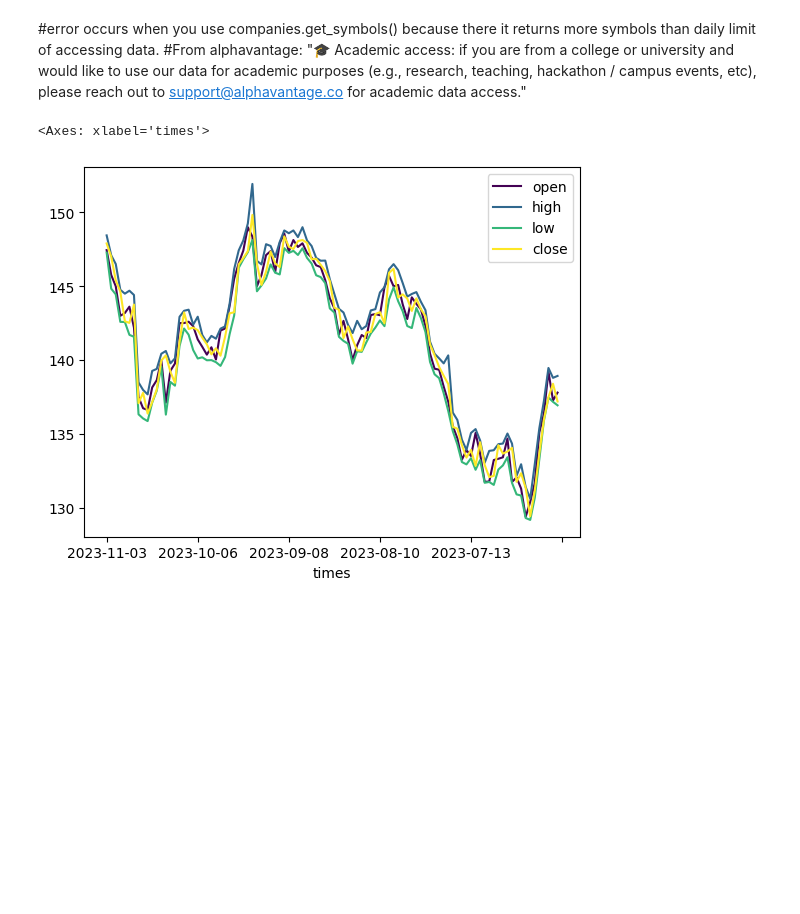
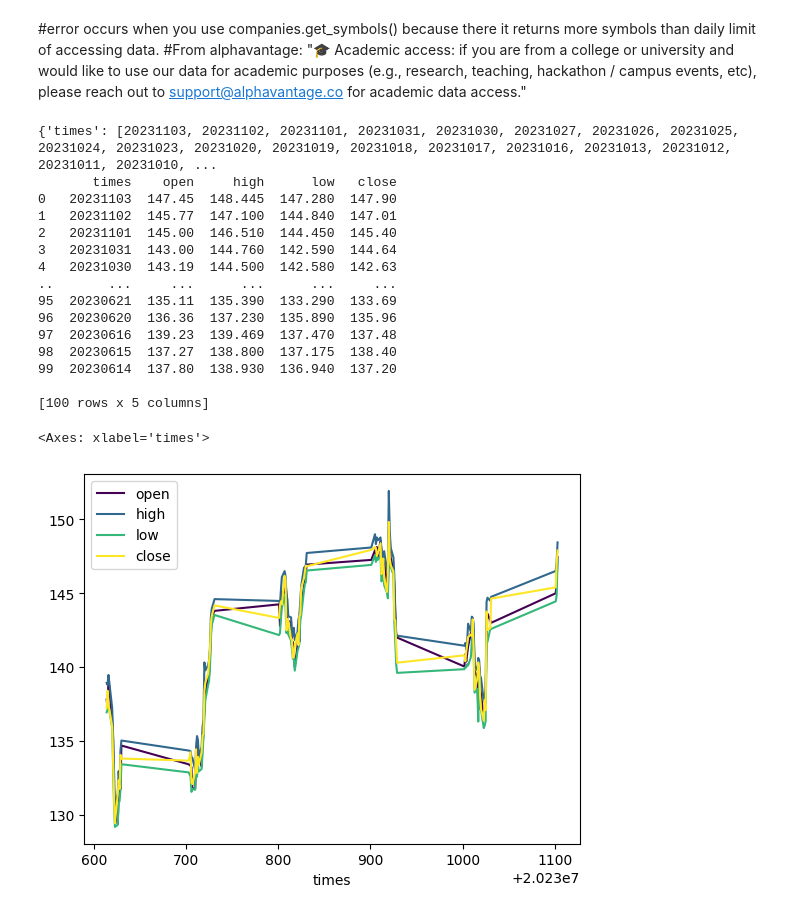
Before and after one commit to ayyao2/daml-stockprice, a Jupyter notebook: load_data.ipynb, the cells around one changed output. Drawn from its saved outputs; the diff is of its cells as text; code cells hidden in the pictures; blank space fills up the shorter version.

```diff
--- a/load_data.ipynb
+++ b/load_data.ipynb
@@ -65,28 +65,50 @@ for company in companies:
     company_data[company] = generate_daily_augmented(generate_daily(company), categories)
 # %%
 from matplotlib import pyplot as plt
+import numpy as np
 dict = company_data["IBM"]
 new_dict = {}
 for d in dict:
     new_dict["times"] = new_dict.get("times", "") + " " + d
     new_dict["open"] = new_dict.get("open", "") + " " + dict[d][0]
     new_dict["high"] = new_dict.get("high", "") + " " + dict[d][1]
     new_dict["low"] = new_dict.get("low", "") + " " + dict[d][2]
     new_dict["close"] = new_dict.get("close", "") + " " + dict[d][3]
     # new_dict["volume"] = new_dict.get("volume", "") + " " + dict[d][4]
 
-new_dict["times"] = new_dict["times"].split()
+new_dict["times"] = [eval(i.replace("-", "")) for i in new_dict["times"].split()]
 new_dict["open"] = [eval(i) for i in new_dict["open"].split()]
 new_dict["high"] = [eval(i) for i in new_dict["high"].split()]
 new_dict["low"] = [eval(i) for i in new_dict["low"].split()]
 new_dict["close"] = [eval(i) for i in new_dict["close"].split()]
 # new_dict["volume"] = [eval(i) for i in new_dict["volume"].split()]
 
 
 df = pd.DataFrame(new_dict)
-df.head()
-df.diff()
+print(new_dict)
+print(df)
+# df.head()
+# df.diff(axis=1)
+# np.log(df)
+# np.sqrt(df)
+# df.shift(1)/df
+
 df.plot(x='times', colormap='viridis')
 # %% [output]
-<Axes: xlabel='times'>
+{'times': [20231103, 20231102, 20231101, 20231031, 20231030, 20231027, 20231026, 20231025, 20231024, 20231023, 20231020, 20231019, 20231018, 20231017, 20231016, 20231013, 20231012, 20231011, 20231010, ...
+       times    open     high      low   close
+0   20231103  147.45  148.445  147.280  147.90
+1   20231102  145.77  147.100  144.840  147.01
+2   20231101  145.00  146.510  144.450  145.40
+3   20231031  143.00  144.760  142.590  144.64
+4   20231030  143.19  144.500  142.580  142.63
+..       ...     ...      ...      ...     ...
+95  20230621  135.11  135.390  133.290  133.69
+96  20230620  136.36  137.230  135.890  135.96
+97  20230616  139.23  139.469  137.470  137.48
+98  20230615  137.27  138.800  137.175  138.40
+99  20230614  137.80  138.930  136.940  137.20
+
+[100 rows x 5 columns]
+<Axes: xlabel='times'>
-[figure, old version]
+[figure, new version]
```
